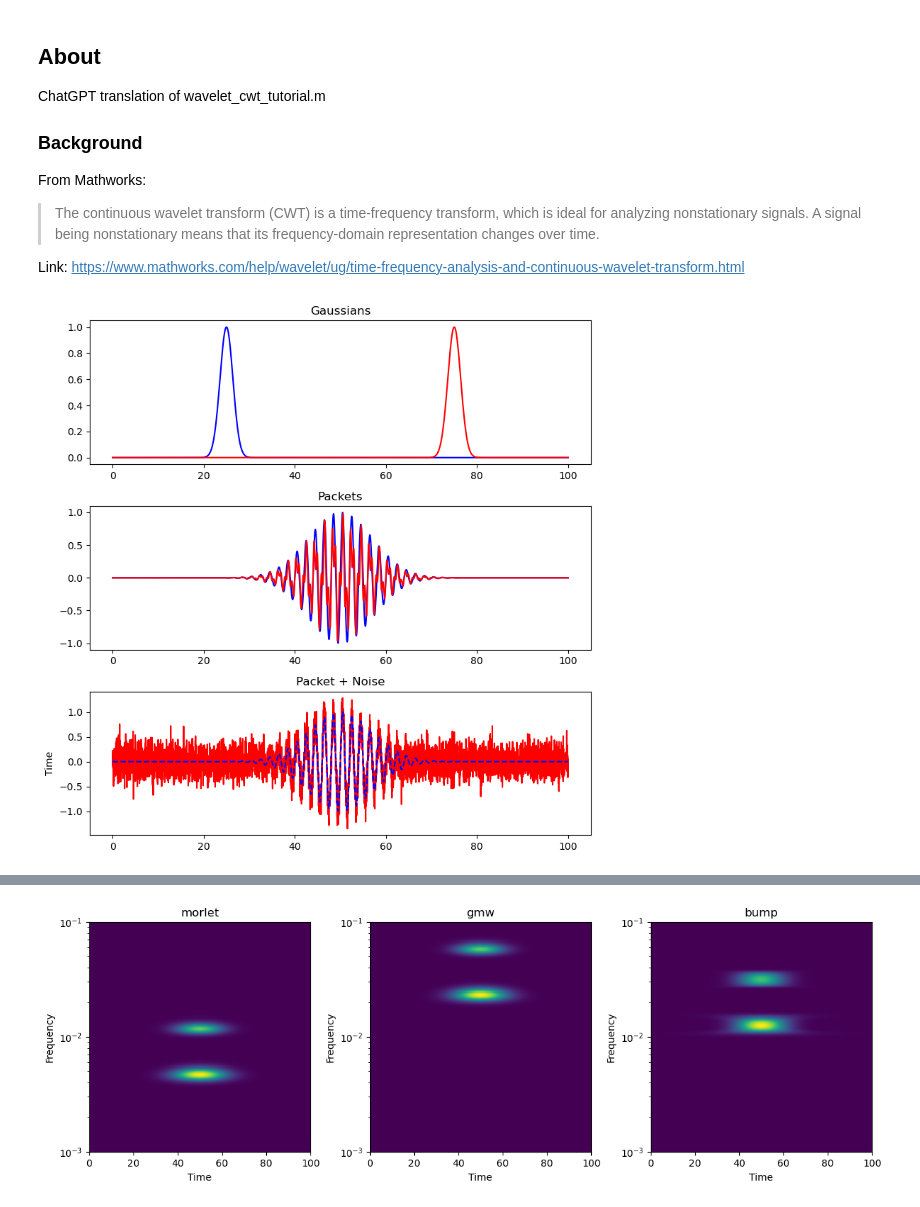
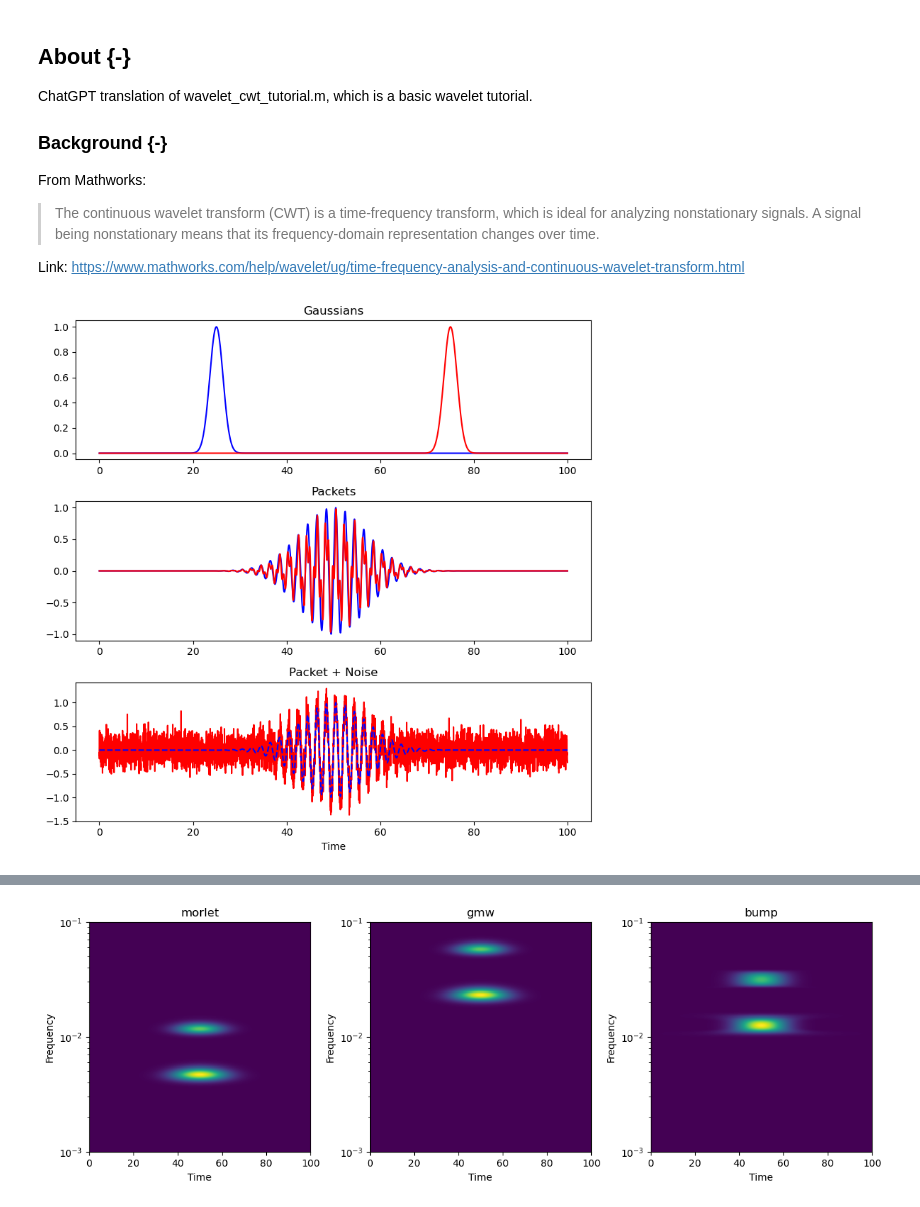
Before and after one commit to hhourston/Data_Module, a Jupyter notebook: codes/wavelets/wavelet_cwt_tutorial.ipynb, the cells around one changed output, grey strips where cells are left out. Drawn from its saved outputs; the diff is of its cells as text; code cells hidden in the pictures.

```diff
--- a/codes/wavelets/wavelet_cwt_tutorial.ipynb
+++ b/codes/wavelets/wavelet_cwt_tutorial.ipynb
@@ -1,8 +1,8 @@
 # %% [markdown]
-## About
-ChatGPT translation of wavelet_cwt_tutorial.m
+## About {-}
+ChatGPT translation of wavelet_cwt_tutorial.m, which is a basic wavelet tutorial.
 
-### Background
+### Background {-}
 From Mathworks:
 > The continuous wavelet transform (CWT) is a time-frequency transform, which is ideal for analyzing nonstationary signals. A signal being nonstationary means that its frequency-domain representation changes over time.
 
@@ -37,29 +37,29 @@ f3b = f3a + 0.2*np.random.randn(len(t))
 # %%
 # -----------------------------
 # Plot signals (Figure 11)
 # -----------------------------
 plt.figure(figsize=(8,8))
 
 plt.subplot(3,1,1)
 plt.plot(t, f1a, 'b')
 plt.plot(t, f1b, 'r')
 plt.title("Gaussians")
 
 plt.subplot(3,1,2)
 plt.plot(t, f2a, 'b')
 plt.plot(t, f2b, 'r')
 plt.title("Packets")
 
 plt.subplot(3,1,3)
 plt.plot(t, f3b, 'r')
 plt.plot(t, f3a, 'b--')
-plt.ylabel('Time')
+plt.xlabel('Time')
 plt.title("Packet + Noise")
 
 plt.tight_layout()
 plt.show()
 # %% [output]
-[figure, old version]
+[figure, new version]
 # %%
 def plot_cwt(signal, N, title, my_dt):
     Wx, scales = cwt(
```
Also changed, not shown: parts of 3 cells of this notebook.
